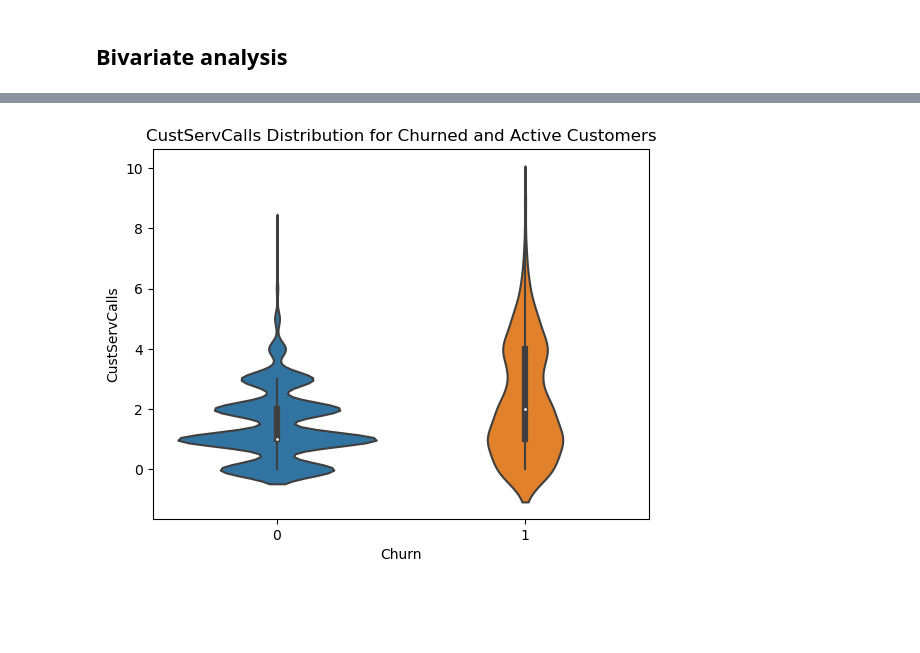
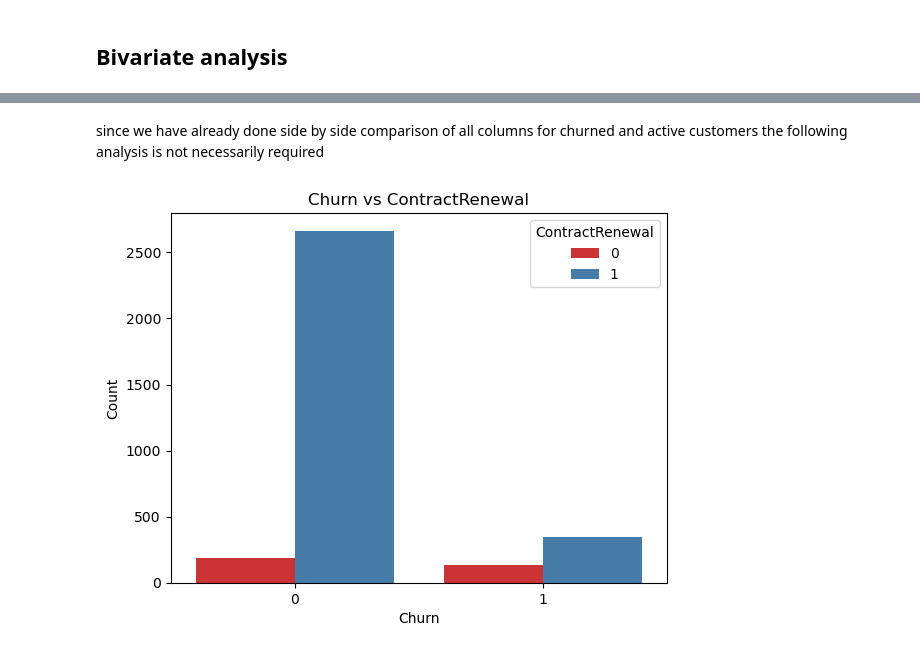
Before and after one commit to FasilHameed/Churn-Analysis-LOGISTIC-RANDOMFOREST, a Jupyter notebook: Customer_churn Analysis.ipynb, the cells around one changed output, grey strips where cells are left out. Drawn from its saved outputs; the diff is of its cells as text; code cells hidden in the pictures; blank space fills up the shorter version.

Commit message:
Churn analysis

```diff
--- a/Customer_churn Analysis.ipynb
+++ b/Customer_churn Analysis.ipynb
@@ -584,8 +487,10 @@ plt.show()
-# %%
-sns.violinplot(x=cca['Churn'], y=cca['CustServCalls'])
-plt.xlabel('Churn')
-plt.ylabel('CustServCalls')
-plt.title('CustServCalls Distribution for Churned and Active Customers')
-plt.show()
-# %% [output]
-[figure, removed]
+# %% [markdown]
+since we have already done side by side comparison of all columns for churned and active customers the following analysis is not necessarily required
+# %%
+sns.countplot(data=cca, x='Churn', hue='ContractRenewal', palette='Set1')
+plt.title('Churn vs ContractRenewal')
+plt.xlabel('Churn')
+plt.ylabel('Count')
+plt.show()
+# %% [output]
+[figure, added]
```
Also changed, not shown: parts of 52 cells of this notebook.
